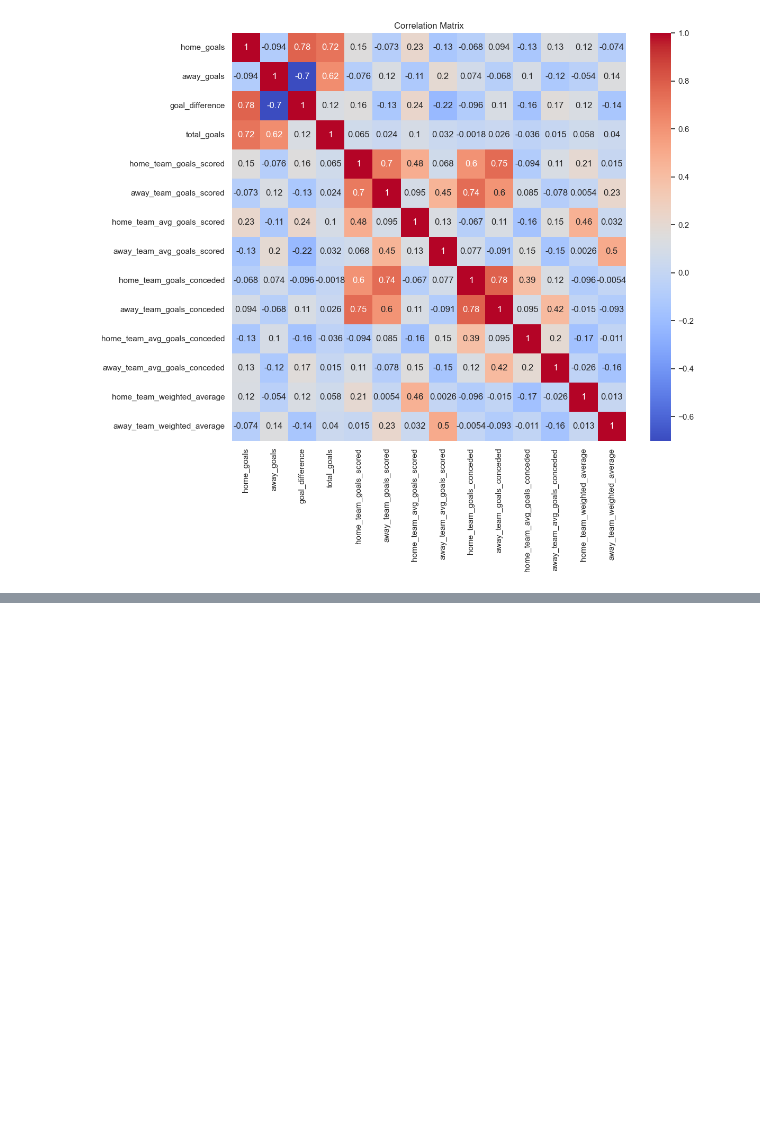
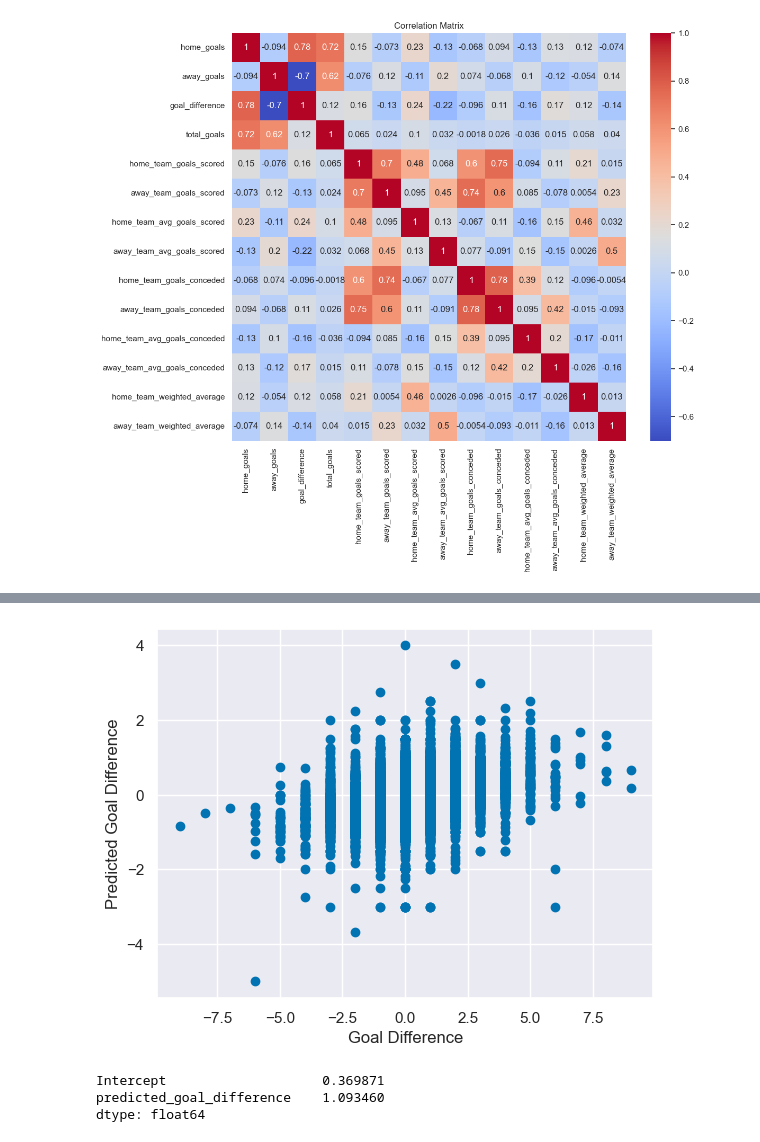
Before and after one commit to AlexHunter89/Premier-League-Data-Analysis, a Jupyter notebook: prem_league_analysis_notebook.ipynb, the cells around one changed output, grey strips where cells are left out. Saved outputs shown, nothing was run; the diff lists cells and outputs as text; code cells hidden in the pictures; blank space fills up the shorter version.

```diff
--- a/prem_league_analysis_notebook.ipynb
+++ b/prem_league_analysis_notebook.ipynb
@@ -657,0 +684,18 @@ results_df = predictor_column(results_df)
+# %%
+plt.scatter(results_df.goal_difference, results_df.predicted_goal_difference)
+plt.xlabel('Goal Difference')
+plt.ylabel('Predicted Goal Difference')
+plt.show()
+# %% [output]
+[figure, added]
+# %%
+import statsmodels.api as sm
+
+model = sm.OLS.from_formula('goal_difference ~ predicted_goal_difference',
+                            data = results_df)
+results = model.fit()
+print(results.params)
+# %% [output]
+Intercept                    0.369871
+predicted_goal_difference    1.093460
+dtype: float64
```
Also changed, not shown: parts of 6 cells of this notebook.
